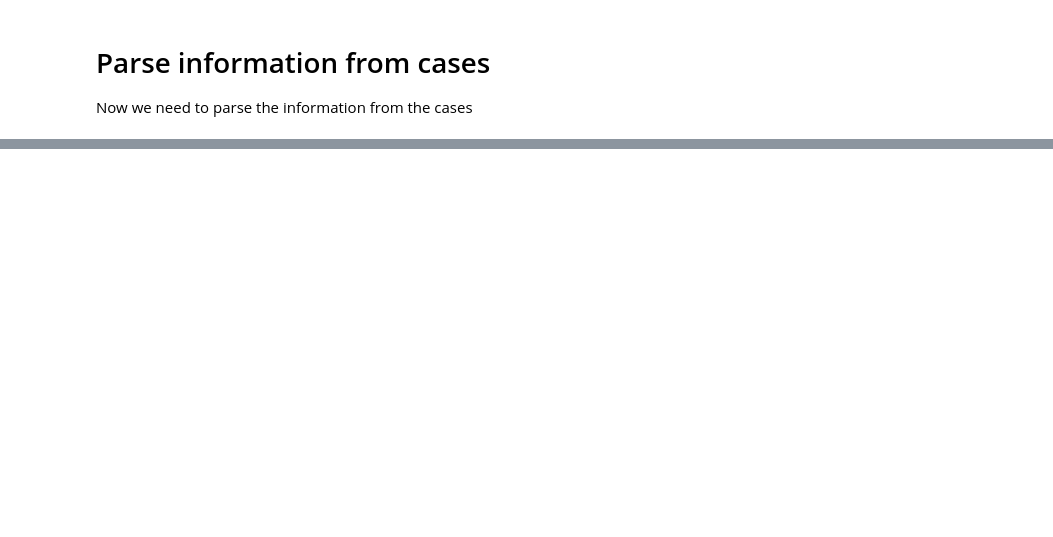
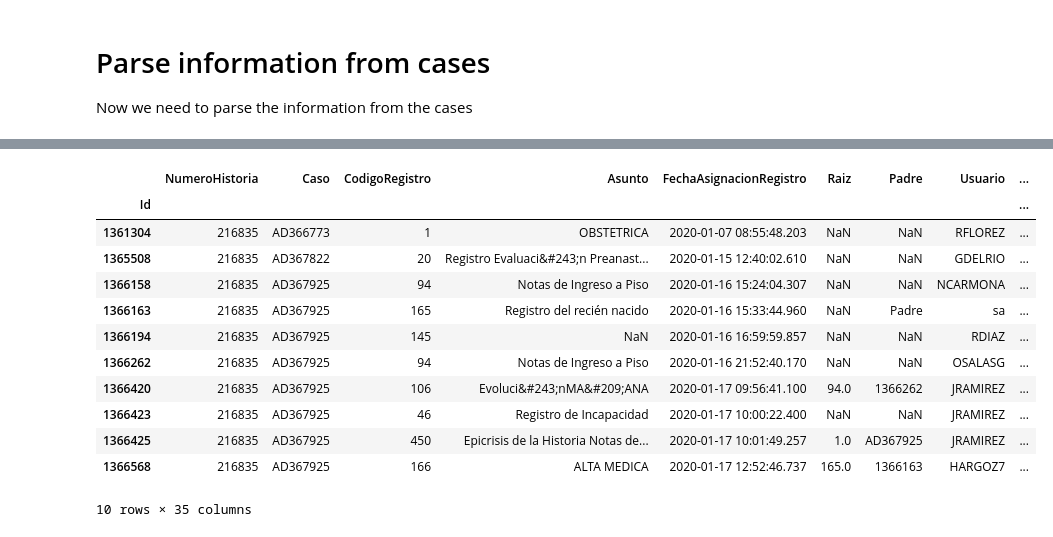
Before and after one commit to gbernardino/toolsCMRC, a Jupyter notebook: dataReader.ipynb, the cells around one changed output, grey strips where cells are left out. Saved outputs shown, nothing was run; the diff lists cells and outputs as text; code cells hidden in the pictures; blank space fills up the shorter version.

```diff
--- a/dataReader.ipynb
+++ b/dataReader.ipynb
@@ -160,0 +295,16 @@ for k, (case, pId) in tqdm.tqdm_notebook(interventionToCase.items()):
+# %%
+registros[registros.NumeroHistoria == 216835]
+# %% [output]
+|  | NumeroHistoria | Caso | CodigoRegistro | Asunto | FechaAsignacionRegistro | Raiz | Padre | Usuario | ... |
+| Id |  |  |  |  |  |  |  |  | ... |
+| 1361304 | 216835 | AD366773 | 1 | OBSTETRICA | 2020-01-07 08:55:48.203 | NaN | NaN | RFLOREZ | ... |
+| 1365508 | 216835 | AD367822 | 20 | Registro Evaluaci&#243;n Preanast... | 2020-01-15 12:40:02.610 | NaN | NaN | GDELRIO | ... |
+| 1366158 | 216835 | AD367925 | 94 | Notas de Ingreso a Piso | 2020-01-16 15:24:04.307 | NaN | NaN | NCARMONA | ... |
+| 1366163 | 216835 | AD367925 | 165 | Registro del recién nacido | 2020-01-16 15:33:44.960 | NaN | Padre | sa | ... |
+| 1366194 | 216835 | AD367925 | 145 | NaN | 2020-01-16 16:59:59.857 | NaN | NaN | RDIAZ | ... |
+| 1366262 | 216835 | AD367925 | 94 | Notas de Ingreso a Piso | 2020-01-16 21:52:40.170 | NaN | NaN | OSALASG | ... |
+| 1366420 | 216835 | AD367925 | 106 | Evoluci&#243;nMA&#209;ANA | 2020-01-17 09:56:41.100 | 94.0 | 1366262 | JRAMIREZ | ... |
+| 1366423 | 216835 | AD367925 | 46 | Registro de Incapacidad | 2020-01-17 10:00:22.400 | NaN | NaN | JRAMIREZ | ... |
+| 1366425 | 216835 | AD367925 | 450 | Epicrisis de la Historia Notas de... | 2020-01-17 10:01:49.257 | 1.0 | AD367925 | JRAMIREZ | ... |
+| 1366568 | 216835 | AD367925 | 166 | ALTA MEDICA | 2020-01-17 12:52:46.737 | 165.0 | 1366163 | HARGOZ7 | ... |
+10 rows × 35 columns
```
Also changed, not shown: parts of 44 cells of this notebook.
